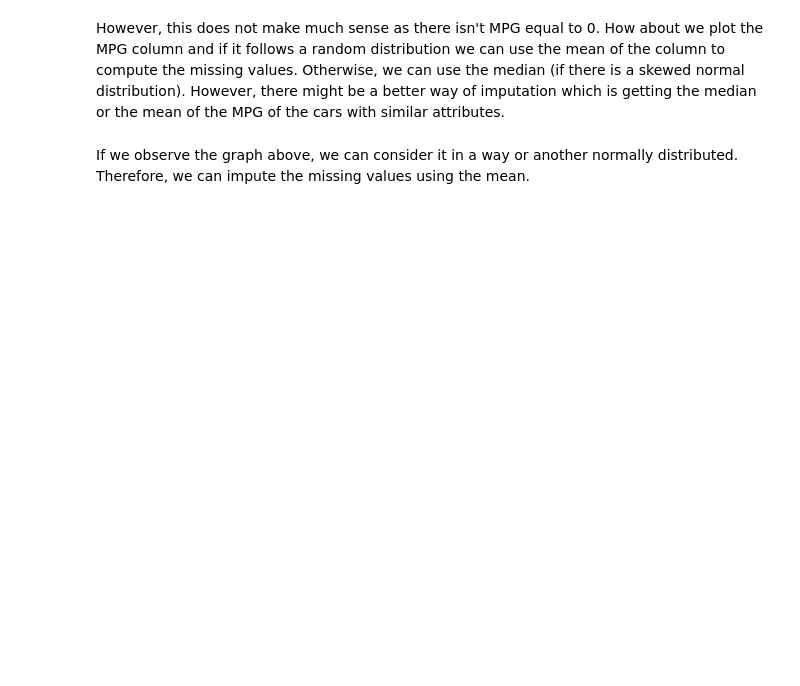
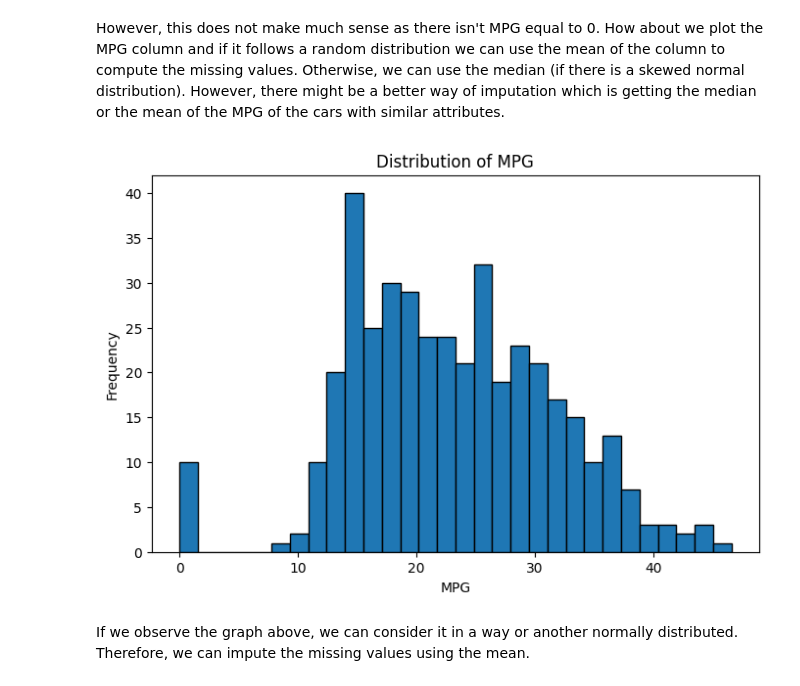
Before and after one commit to KapilBhardwaj2702/PROG8245, a Jupyter notebook: Lab4/week5Lab.ipynb, the cells around one changed output. Drawn from its saved outputs; the diff is of its cells as text; code cells hidden in the pictures; blank space fills up the shorter version.

```diff
--- a/Lab4/week5Lab.ipynb
+++ b/Lab4/week5Lab.ipynb
@@ -359,4 +359,16 @@ df_cars.head()
 # %% [markdown]
 However, this does not make much sense as there isn't MPG equal to 0. How about we plot the MPG column and if it follows a random distribution we can use the mean of the column to compute the missing values. Otherwise, we can use the median (if there is a skewed normal distribution). However, there might be a better way of imputation which is getting the median or the mean of the MPG of the cars with similar attributes.
+# %%
+import matplotlib.pyplot as plt
+
+# Plot the distribution of the MPG column
+plt.figure(figsize=(8, 5))
+plt.hist(df_cars['MPG'], bins=30, edgecolor='black')
+plt.title('Distribution of MPG')
+plt.xlabel('MPG')
+plt.ylabel('Frequency')
+plt.show()
+# %% [output]
+[figure, added]
 # %% [markdown]
 If we observe the graph above, we can consider it in a way or another normally distributed. Therefore, we can impute the missing values using the mean.
```
Also changed, not shown: parts of 23 cells of this notebook.
